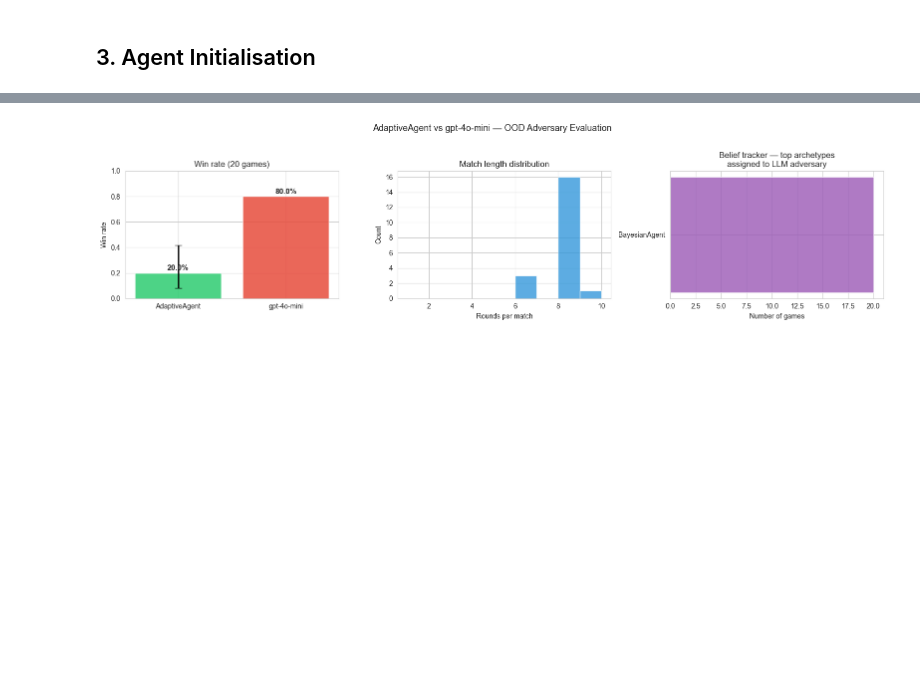
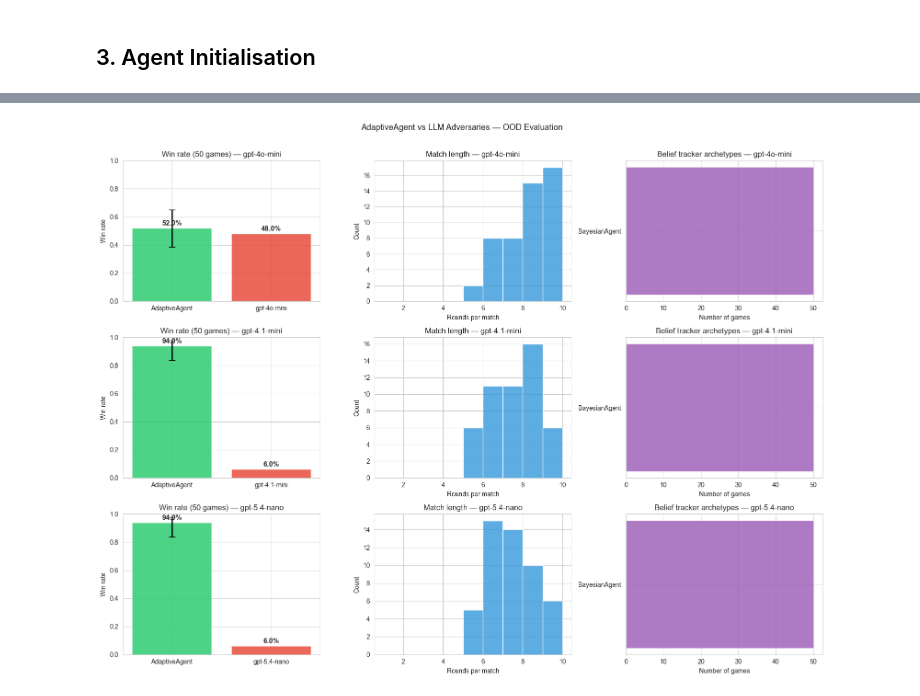
Before and after one commit to shaharoded/Adaptive-Strategy-Learning-in-Liar-s-Dice, a Jupyter notebook: scripts/llm_adversary_eval.ipynb, the cells around one changed output, grey strips where cells are left out. Drawn from its saved outputs; the diff is of its cells as text; code cells hidden in the pictures; blank space fills up the shorter version.

Commit message:
adding more llm adversaries

```diff
--- a/scripts/llm_adversary_eval.ipynb
+++ b/scripts/llm_adversary_eval.ipynb
@@ -388,34 +370,47 @@ Generalist fallback: 100.0%  | Mean top-belief confidence: 0.042
 # %%
-fig, axes = plt.subplots(1, 3, figsize=(16, 4))
+n_agents = len(all_results)
+fig, axes = plt.subplots(n_agents, 3, figsize=(16, 4 * n_agents),
+                         squeeze=False)  # always 2-D axes array
 
-ax   = axes[0]
-bars = ax.bar(["AdaptiveAgent", LLM_MODEL], [wr, 1 - wr],
-              color=["#2ecc71", "#e74c3c"], alpha=0.85)
-ax.errorbar([0], [wr], yerr=[[wr - lo], [hi - wr]], fmt="none",
-            color="black", capsize=5, linewidth=2)
-ax.set_ylim(0, 1)
-ax.set_ylabel("Win rate")
-ax.set_title(f"Win rate ({n_total} games)")
-for bar, val in zip(bars, [wr, 1 - wr]):
-    ax.text(bar.get_x() + bar.get_width() / 2, bar.get_height() + 0.02,
-            f"{val:.1%}", ha="center", fontsize=11, fontweight="bold")
+for row, (label, df) in enumerate(all_results.items()):
+    n_wins  = df["adaptive_won"].sum()
+    n_total = len(df)
+    wr      = n_wins / n_total
+    lo, hi  = wilson_ci(n_wins, n_total)
 
-ax = axes[1]
-ax.hist(df["rounds_played"], bins=range(1, df["rounds_played"].max() + 2),
-        color="#3498db", alpha=0.8, edgecolor="white")
-ax.set_xlabel("Rounds per match")
-ax.set_ylabel("Count")
-ax.set_title("Match length distribution")
+    # col 0: win rate bar
+    ax   = axes[row, 0]
+    bars = ax.bar(["AdaptiveAgent", label], [wr, 1 - wr],
+                  color=["#2ecc71", "#e74c3c"], alpha=0.85)
+    ax.errorbar([0], [wr], yerr=[[wr - lo], [hi - wr]], fmt="none",
+                color="black", capsize=5, linewidth=2)
+    ax.set_ylim(0, 1)
+    ax.set_ylabel("Win rate")
+    ax.set_title(f"Win rate ({n_total} games) — {label}")
+    for bar, val in zip(bars, [wr, 1 - wr]):
+        ax.text(bar.get_x() + bar.get_width() / 2, bar.get_height() + 0.02,
+                f"{val:.1%}", ha="center", fontsize=11, fontweight="bold")
 
-ax    = axes[2]
-top_n = label_counts.head(8)
-ax.barh(top_n.index[::-1], top_n.values[::-1], color="#9b59b6", alpha=0.8)
-ax.set_xlabel("Number of games")
-ax.set_title("Belief tracker — top archetypes\nassigned to LLM adversary")
+    # col 1: match length histogram
+    ax = axes[row, 1]
+    ax.hist(df["rounds_played"],
+            bins=range(1, df["rounds_played"].max() + 2),
+            color="#3498db", alpha=0.8, edgecolor="white")
+    ax.set_xlabel("Rounds per match")
+    ax.set_ylabel("Count")
+    ax.set_title(f"Match length — {label}")
 
-plt.suptitle(f"AdaptiveAgent vs {LLM_MODEL} — OOD Adversary Evaluation",
-             fontsize=13, y=1.02)
+    # col 2: belief tracker top archetypes
+    ax         = axes[row, 2]
+    top_labels = df["top_label"].value_counts().head(8)
+    ax.barh(top_labels.index[::-1], top_labels.values[::-1],
+            color="#9b59b6", alpha=0.8)
+    ax.set_xlabel("Number of games")
+    ax.set_title(f"Belief tracker archetypes — {label}")
+
+plt.suptitle("AdaptiveAgent vs LLM Adversaries — OOD Evaluation",
+             fontsize=13, y=1.01)
 plt.tight_layout()
 plt.show()
 # %% [output]
-[figure, old version]
+[figure, new version]
```
Also changed, not shown: parts of 12 cells of this notebook, 1 other file.
